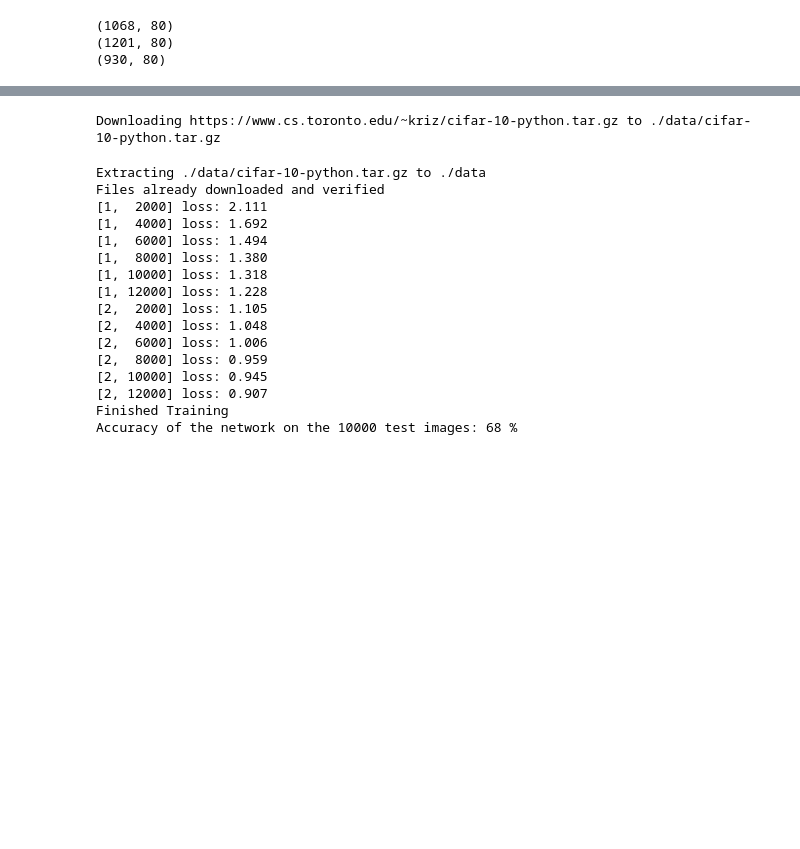
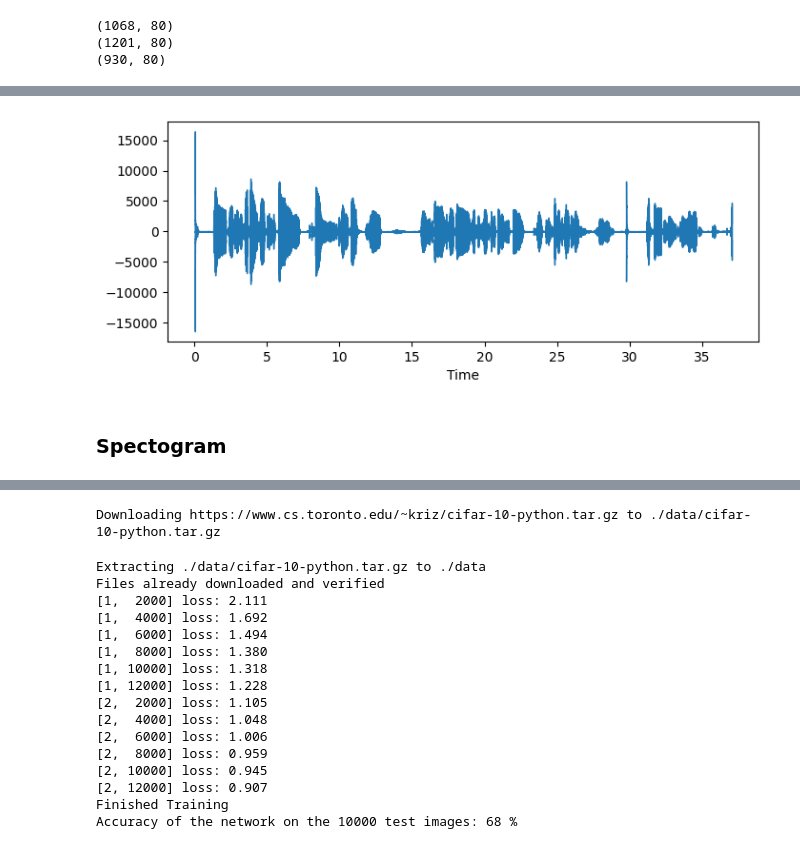
Before and after one commit to tabaraei/depression-detection, a Jupyter notebook: depression_detection.ipynb, the cells around one changed output, grey strips where cells are left out. Saved outputs shown, nothing was run; the diff lists cells and outputs as text; code cells hidden in the pictures; blank space fills up the shorter version.

```diff
--- a/depression_detection.ipynb
+++ b/depression_detection.ipynb
@@ -73,0 +101,2 @@ print(X_test[0][2].shape)
+# %%
+positive_file, wave_data1, len1, nframes1, sr1 = load_wave(AUDIO_FILE)
@@ -73,0 +124,10 @@ print(X_test[0][2].shape)
+# %%
+import librosa.display
+import matplotlib.pyplot as plt
+
+plt.figure(figsize=(8, 3))
+_ = librosa.display.waveshow(wave_data1, sr=sr1)
+# %% [output]
+[figure, added]
+# %% [markdown]
+### Spectogram
```
Also changed, not shown: parts of 25 cells of this notebook.
